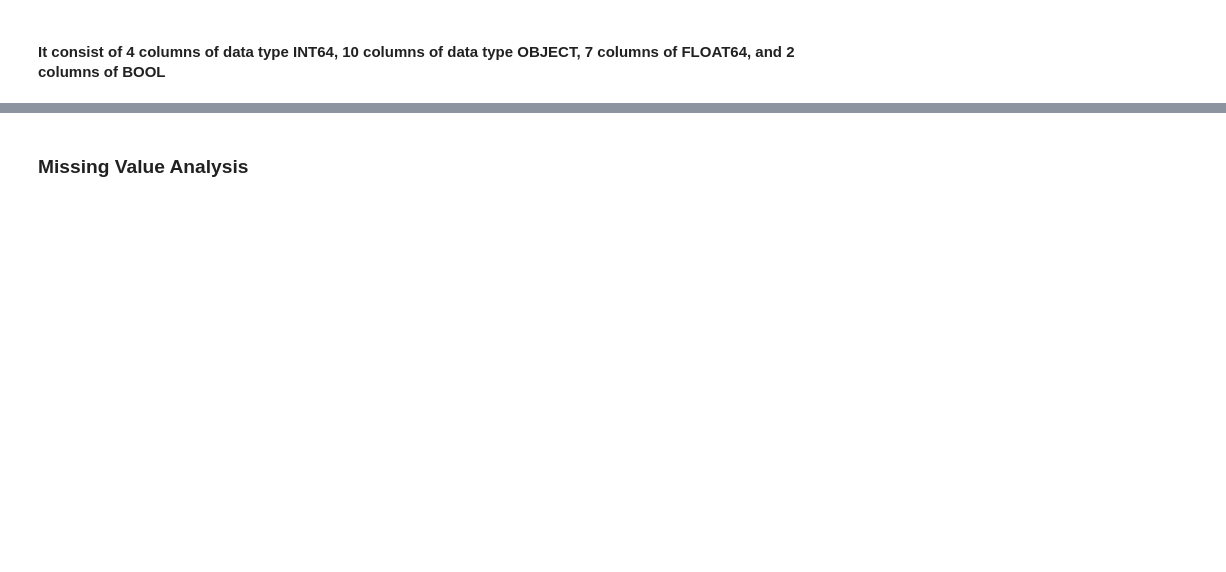
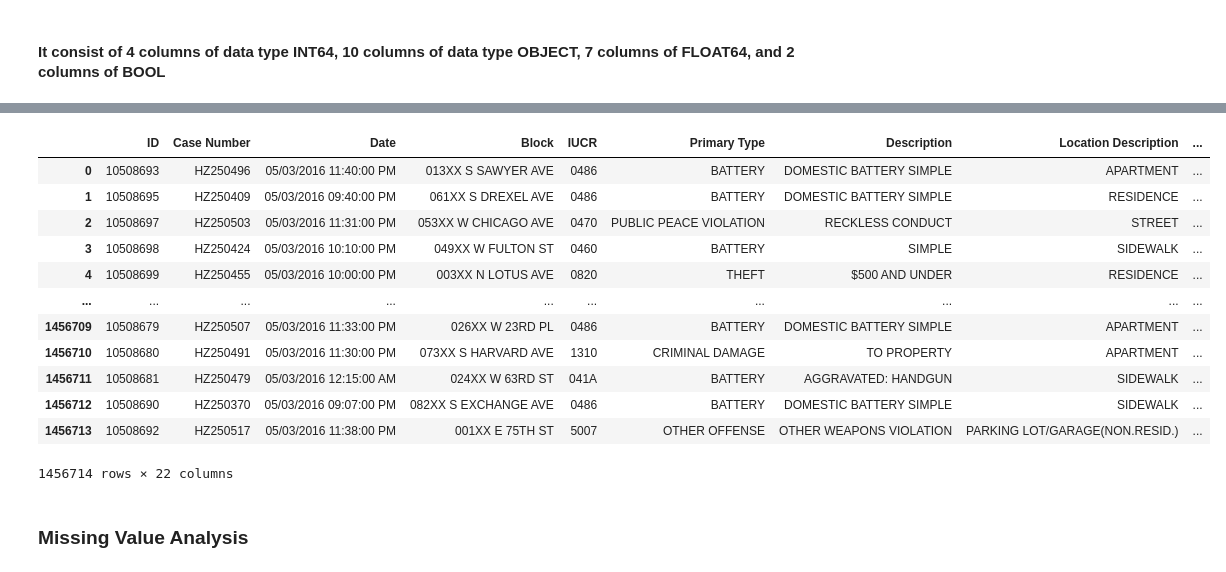
Before and after one commit to IamREX622/Analysis-on-Crimes-in-Chicago-2012-2017-, a Jupyter notebook: Untitled.ipynb, the cells around one changed output, grey strips where cells are left out. Cells and saved outputs as stored; diff of their text form; code cells hidden in the pictures; blank space fills up the shorter version.

```diff
--- a/Untitled.ipynb
+++ b/Untitled.ipynb
@@ -103,3 +155,20 @@ crime_df.drop("Unnamed: 0",axis=1)
+# %%
+df = crime_df.drop("Unnamed: 0",axis=1)
+df
+# %% [output]
+|  | ID | Case Number | Date | Block | IUCR | Primary Type | Description | Location Description | ... |
+| 0 | 10508693 | HZ250496 | 05/03/2016 11:40:00 PM | 013XX S SAWYER AVE | 0486 | BATTERY | DOMESTIC BATTERY SIMPLE | APARTMENT | ... |
+| 1 | 10508695 | HZ250409 | 05/03/2016 09:40:00 PM | 061XX S DREXEL AVE | 0486 | BATTERY | DOMESTIC BATTERY SIMPLE | RESIDENCE | ... |
+| 2 | 10508697 | HZ250503 | 05/03/2016 11:31:00 PM | 053XX W CHICAGO AVE | 0470 | PUBLIC PEACE VIOLATION | RECKLESS CONDUCT | STREET | ... |
+| 3 | 10508698 | HZ250424 | 05/03/2016 10:10:00 PM | 049XX W FULTON ST | 0460 | BATTERY | SIMPLE | SIDEWALK | ... |
+| 4 | 10508699 | HZ250455 | 05/03/2016 10:00:00 PM | 003XX N LOTUS AVE | 0820 | THEFT | $500 AND UNDER | RESIDENCE | ... |
+| ... | ... | ... | ... | ... | ... | ... | ... | ... | ... |
+| 1456709 | 10508679 | HZ250507 | 05/03/2016 11:33:00 PM | 026XX W 23RD PL | 0486 | BATTERY | DOMESTIC BATTERY SIMPLE | APARTMENT | ... |
+| 1456710 | 10508680 | HZ250491 | 05/03/2016 11:30:00 PM | 073XX S HARVARD AVE | 1310 | CRIMINAL DAMAGE | TO PROPERTY | APARTMENT | ... |
+| 1456711 | 10508681 | HZ250479 | 05/03/2016 12:15:00 AM | 024XX W 63RD ST | 041A | BATTERY | AGGRAVATED: HANDGUN | SIDEWALK | ... |
+| 1456712 | 10508690 | HZ250370 | 05/03/2016 09:07:00 PM | 082XX S EXCHANGE AVE | 0486 | BATTERY | DOMESTIC BATTERY SIMPLE | SIDEWALK | ... |
+| 1456713 | 10508692 | HZ250517 | 05/03/2016 11:38:00 PM | 001XX E 75TH ST | 5007 | OTHER OFFENSE | OTHER WEAPONS VIOLATION | PARKING LOT/GARAGE(NON.RESID.) | ... |
+1456714 rows × 22 columns
 # %% [markdown]
 ### Missing Value Analysis
 # %%
```
Also changed, not shown: parts of 26 cells of this notebook.
